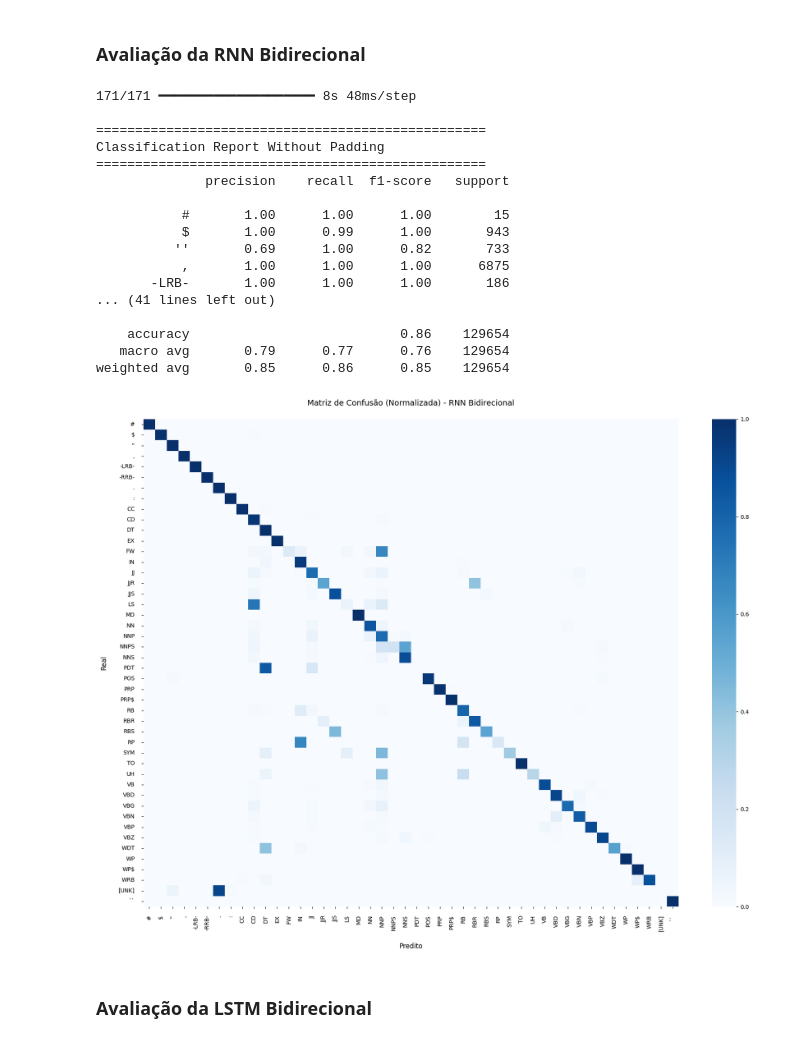
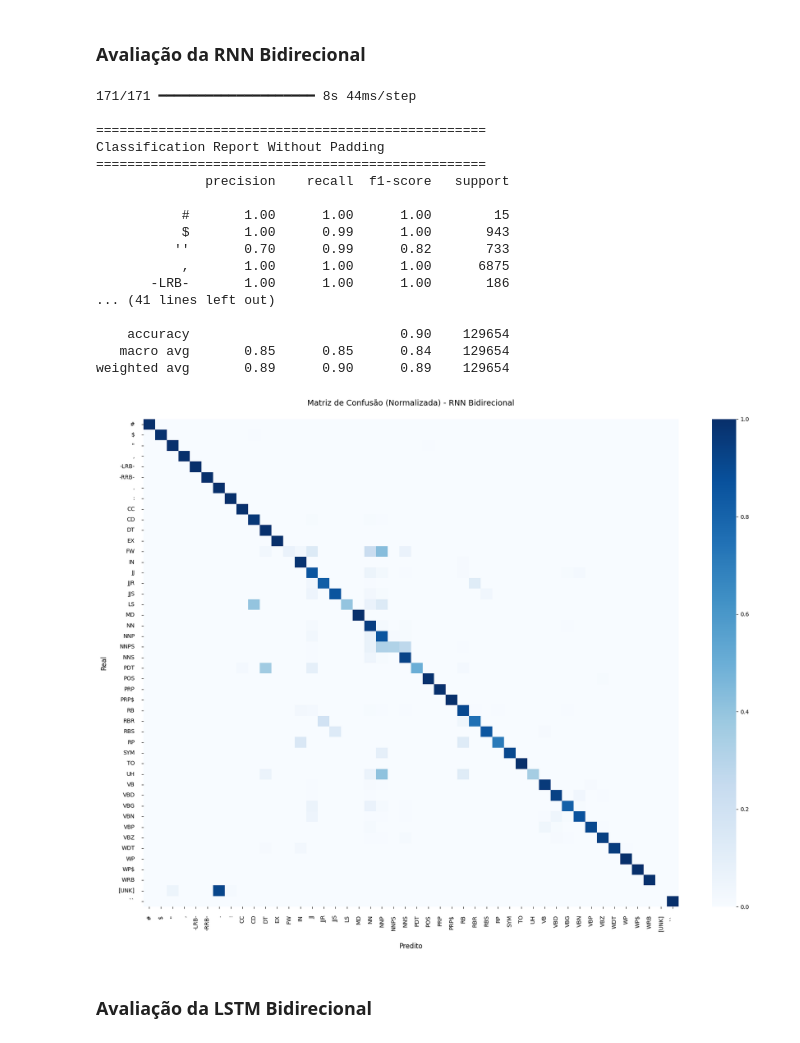
Before and after one commit to lucasaamorim/NLP, a Jupyter notebook: src/models/rnn_lstm.ipynb, the cells around one changed output. Drawn from its saved outputs; the diff is of its cells as text; code cells hidden in the pictures.

Commit message:
Consertando pequeno bug na avaliação da rnn bidirecional

```diff
--- a/src/models/rnn_lstm.ipynb
+++ b/src/models/rnn_lstm.ipynb
@@ -490,26 +490,26 @@ weighted avg       0.87      0.87      0.87    129654
 # %% [markdown]
 ### Avaliação da RNN Bidirecional
 # %%
-model_evaluation(rnn_unidirecional_model, X_test, Y_test, tag_lookup, "RNN Bidirecional")
+model_evaluation(rnn_bidirecional_model, X_test, Y_test, tag_lookup, "RNN Bidirecional")
 # %% [output]
-171/171 ━━━━━━━━━━━━━━━━━━━━ 8s 48ms/step
+171/171 ━━━━━━━━━━━━━━━━━━━━ 8s 44ms/step
 
 ==================================================
 Classification Report Without Padding
 ==================================================
               precision    recall  f1-score   support
 
            #       1.00      1.00      1.00        15
            $       1.00      0.99      1.00       943
-          ''       0.69      1.00      0.82       733
+          ''       0.70      0.99      0.82       733
            ,       1.00      1.00      1.00      6875
        -LRB-       1.00      1.00      1.00       186
 ... (41 lines left out)
 
-    accuracy                           0.86    129654
-   macro avg       0.79      0.77      0.76    129654
-weighted avg       0.85      0.86      0.85    129654
+    accuracy                           0.90    129654
+   macro avg       0.85      0.85      0.84    129654
+weighted avg       0.89      0.90      0.89    129654
-[figure, old version]
+[figure, new version]
 # %% [markdown]
 ### Avaliação da LSTM Bidirecional
 # %%
```
Also changed, not shown: parts of 7 cells of this notebook.
